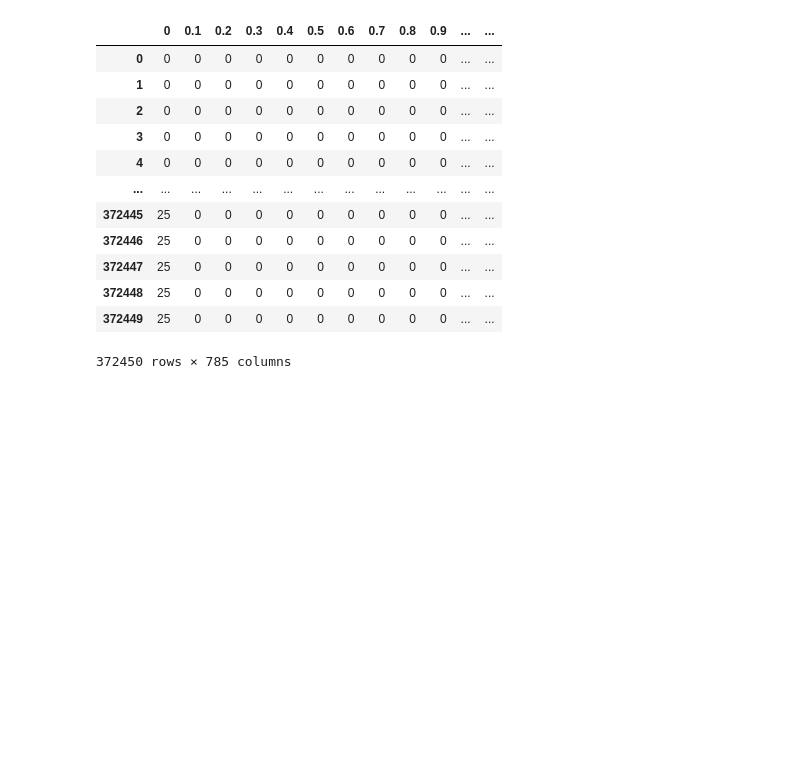
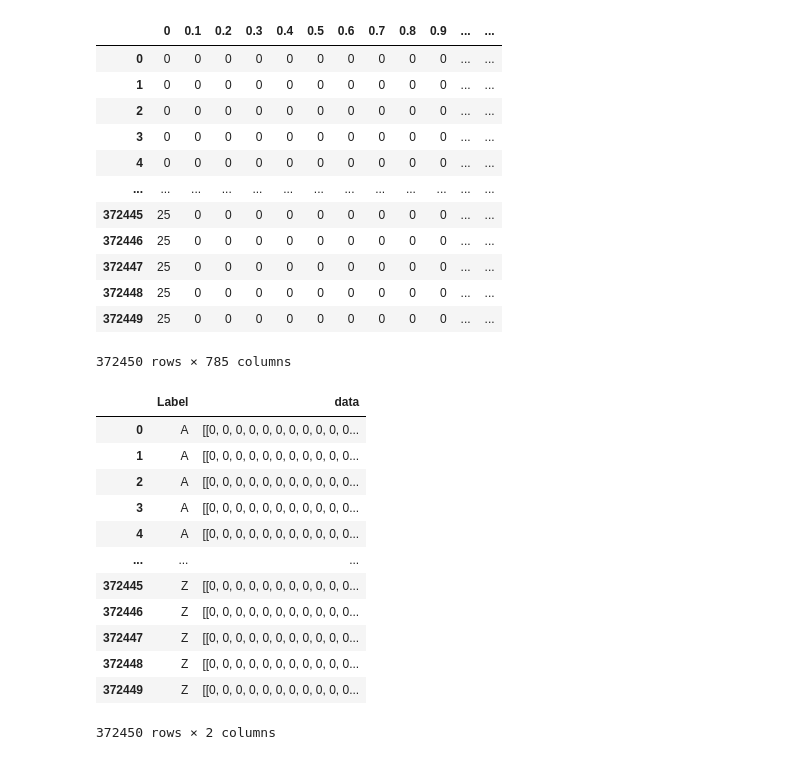
Before and after one commit to morteza-nouri/AI-TensorFlow, a Jupyter notebook: AI_CA5_P2.ipynb, the cells around one changed output. Saved outputs shown, nothing was run; the diff lists cells and outputs as text; code cells hidden in the pictures; blank space fills up the shorter version.

```diff
--- a/AI_CA5_P2.ipynb
+++ b/AI_CA5_P2.ipynb
@@ -49,0 +55,23 @@ memory usage: 278.8 MB
+# %%
+import numpy as np
+
+# construct labels
+labels = df['0'].apply(getAlphabet)
+data = df.iloc[:,1:].values
+data = data.reshape(-1, 28, 28)
+working_df = pd.DataFrame({'Label': labels, 'data': [*data]})
+working_df
+# %% [output]
+|  | Label | data |
+| 0 | A | [[0, 0, 0, 0, 0, 0, 0, 0, 0, 0, 0... |
+| 1 | A | [[0, 0, 0, 0, 0, 0, 0, 0, 0, 0, 0... |
+| 2 | A | [[0, 0, 0, 0, 0, 0, 0, 0, 0, 0, 0... |
+| 3 | A | [[0, 0, 0, 0, 0, 0, 0, 0, 0, 0, 0... |
+| 4 | A | [[0, 0, 0, 0, 0, 0, 0, 0, 0, 0, 0... |
+| ... | ... | ... |
+| 372445 | Z | [[0, 0, 0, 0, 0, 0, 0, 0, 0, 0, 0... |
+| 372446 | Z | [[0, 0, 0, 0, 0, 0, 0, 0, 0, 0, 0... |
+| 372447 | Z | [[0, 0, 0, 0, 0, 0, 0, 0, 0, 0, 0... |
+| 372448 | Z | [[0, 0, 0, 0, 0, 0, 0, 0, 0, 0, 0... |
+| 372449 | Z | [[0, 0, 0, 0, 0, 0, 0, 0, 0, 0, 0... |
+372450 rows × 2 columns
```
Also changed, not shown: parts of 4 cells of this notebook.
